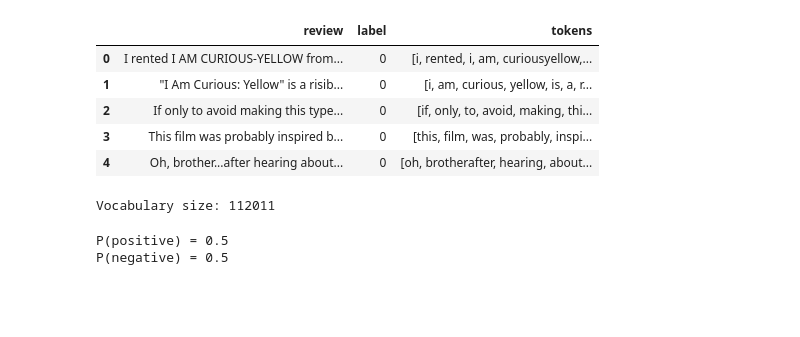
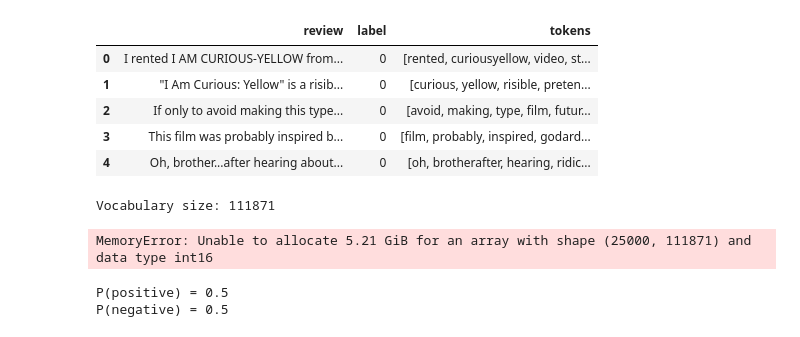
Before and after one commit to WeaamGomaa/Gaussian-Naive-Bayes-vs.-Multinomial-Naive-Bayes, a Jupyter notebook: notebooks/Multinomial_NB.ipynb, the cells around one changed output. Drawn from its saved outputs; the diff is of its cells as text; code cells hidden in the pictures; blank space fills up the shorter version.

Commit message:
Edit preprocess_text function : removing common words from reviews

```diff
--- a/notebooks/Multinomial_NB.ipynb
+++ b/notebooks/Multinomial_NB.ipynb
@@ -35,24 +36,47 @@ Test size:  25000
 | 3 | This film was probably inspired b... | 0 |
 | 4 | Oh, brother...after hearing about... | 0 |
 # %%
+import string
+
+stop_words = {
+    "i", "me", "my", "myself", "we", "our", "ours", "ourselves", "you", "your",
+    "yours", "yourself", "yourselves", "he", "him", "his", "himself", "she",
+    "her", "hers", "herself", "it", "its", "itself", "they", "them", "their",
+    "theirs", "themselves", "what", "which", "who", "whom", "this", "that",
+    "these", "those", "am", "is", "are", "was", "were", "be", "been", "being",
+    "have", "has", "had", "having", "do", "does", "did", "doing", "a", "an",
+    "the", "and", "but", "if", "or", "because", "as", "until", "while", "of",
+    "at", "by", "for", "with", "about", "against", "between", "into", "through",
+    "during", "before", "after", "above", "below", "to", "from", "up", "down",
+    "in", "out", "on", "off", "over", "under", "again", "further", "then",
+    "once", "here", "there", "when", "where", "why", "how", "all", "both",
+    "each", "few", "more", "most", "other", "some", "such", "no", "nor", "not",
+    "only", "own", "same", "so", "than", "too", "very", "s", "t", "can",
+    "will", "just", "don", "should", "now", "d", "ll", "m", "o", "re", "ve",
+    "y", "ain", "aren", "couldn", "didn", "doesn", "hadn", "hasn", "haven",
+    "isn", "ma", "mightn", "mustn", "needn", "shan", "shouldn", "wasn",
+    "weren", "won", "wouldn"
+}
+
 def preprocess_text(text):
     text = text.lower()
     text = text.replace("<br />", " ")
     text = text.translate(str.maketrans('', '', string.punctuation))
     tokens = text.split()
+    tokens = [word for word in tokens if word not in stop_words]
     return tokens
 
 train_df['tokens'] = train_df['review'].apply(preprocess_text)
 test_df['tokens']  = test_df['review'].apply(preprocess_text)
 
 train_df.head()
 # %% [output]
 |  | review | label | tokens |
-| 0 | I rented I AM CURIOUS-YELLOW from... | 0 | [i, rented, i, am, curiousyellow,... |
-| 1 | "I Am Curious: Yellow" is a risib... | 0 | [i, am, curious, yellow, is, a, r... |
-| 2 | If only to avoid making this type... | 0 | [if, only, to, avoid, making, thi... |
-| 3 | This film was probably inspired b... | 0 | [this, film, was, probably, inspi... |
-| 4 | Oh, brother...after hearing about... | 0 | [oh, brotherafter, hearing, about... |
+| 0 | I rented I AM CURIOUS-YELLOW from... | 0 | [rented, curiousyellow, video, st... |
+| 1 | "I Am Curious: Yellow" is a risib... | 0 | [curious, yellow, risible, preten... |
+| 2 | If only to avoid making this type... | 0 | [avoid, making, type, film, futur... |
+| 3 | This film was probably inspired b... | 0 | [film, probably, inspired, godard... |
+| 4 | Oh, brother...after hearing about... | 0 | [oh, brotherafter, hearing, ridic... |
 # %%
 def build_vocabulary(tokens_series):
     vocab = {}
@@ -67,7 +91,7 @@ def build_vocabulary(tokens_series):
 vocab = build_vocabulary(train_df['tokens'])
 print(f"Vocabulary size: {len(vocab)}")
 # %% [output]
-Vocabulary size: 112011
+Vocabulary size: 111871
 # %%
 def build_bow_matrix(tokens_series, vocab):
     tokens_list = list(tokens_series)
@@ -80,6 +104,8 @@ def build_bow_matrix(tokens_series, vocab):
 
 train_bow = build_bow_matrix(train_df['tokens'], vocab)
 test_bow  = build_bow_matrix(test_df['tokens'],  vocab)
+# %% [output]
+MemoryError: Unable to allocate 5.21 GiB for an array with shape (25000, 111871) and data type int16
 # %%
 def compute_prior(df):
     total     = len(df)
```
Also changed, not shown: parts of 2 cells of this notebook.
